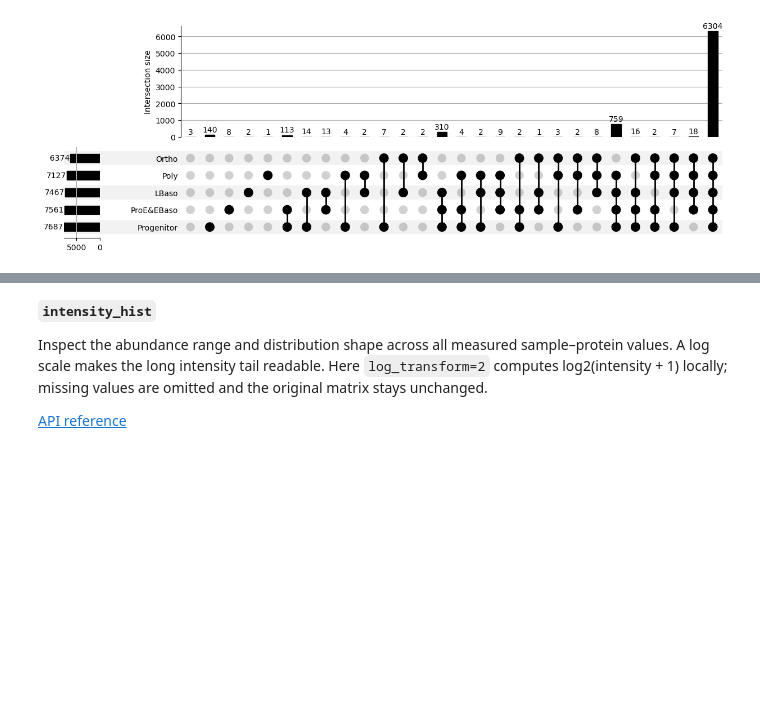
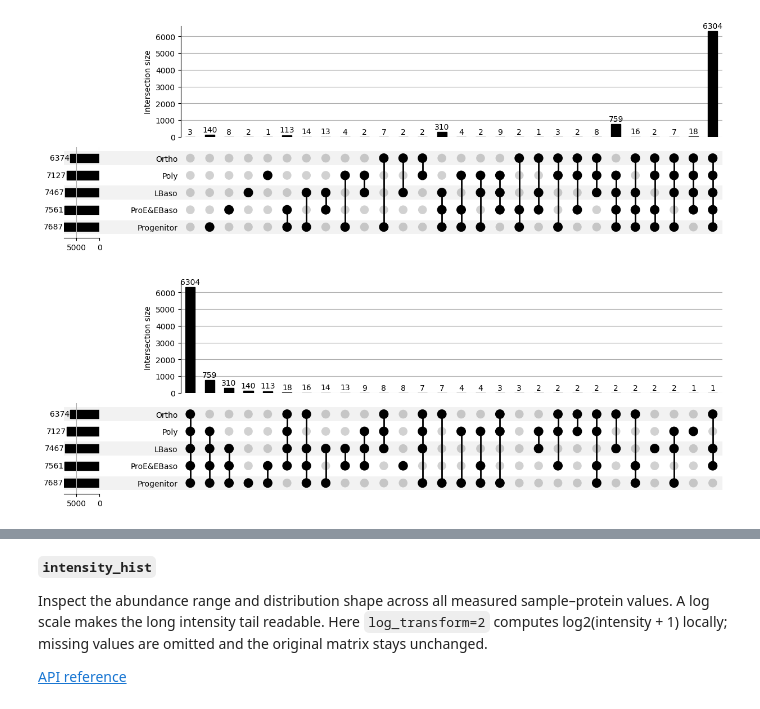
Before and after one commit to UKHD-NP/proteopy, a Jupyter notebook: docs/tutorials/plotting.ipynb, the cells around one changed output, grey strips where cells are left out. Cells and saved outputs as stored; diff of their text form; code cells hidden in the pictures; blank space fills up the shorter version.

```diff
--- a/docs/tutorials/plotting.ipynb
+++ b/docs/tutorials/plotting.ipynb
@@ -306,6 +320,16 @@ upset_axes = pr.pl.var_detected_by_cat_upset(
 plt.show()
 # %% [output]
 [figure]
+# %%
+upset_axes = pr.pl.var_detected_by_cat_upset(
+    adata,
+    cat_key="cell_type",
+    sort_by="cardinality",
+    show=False,
+)
+plt.show()
+# %% [output]
+[figure, added]
 # %% [markdown]
 A stricter threshold admits a protein to a stage only when it is measured
 in **every sample** of that stage (`min_fraction=1.0`). This changes set
```
Also changed, not shown: parts of 4 cells of this notebook, 2 other files.
